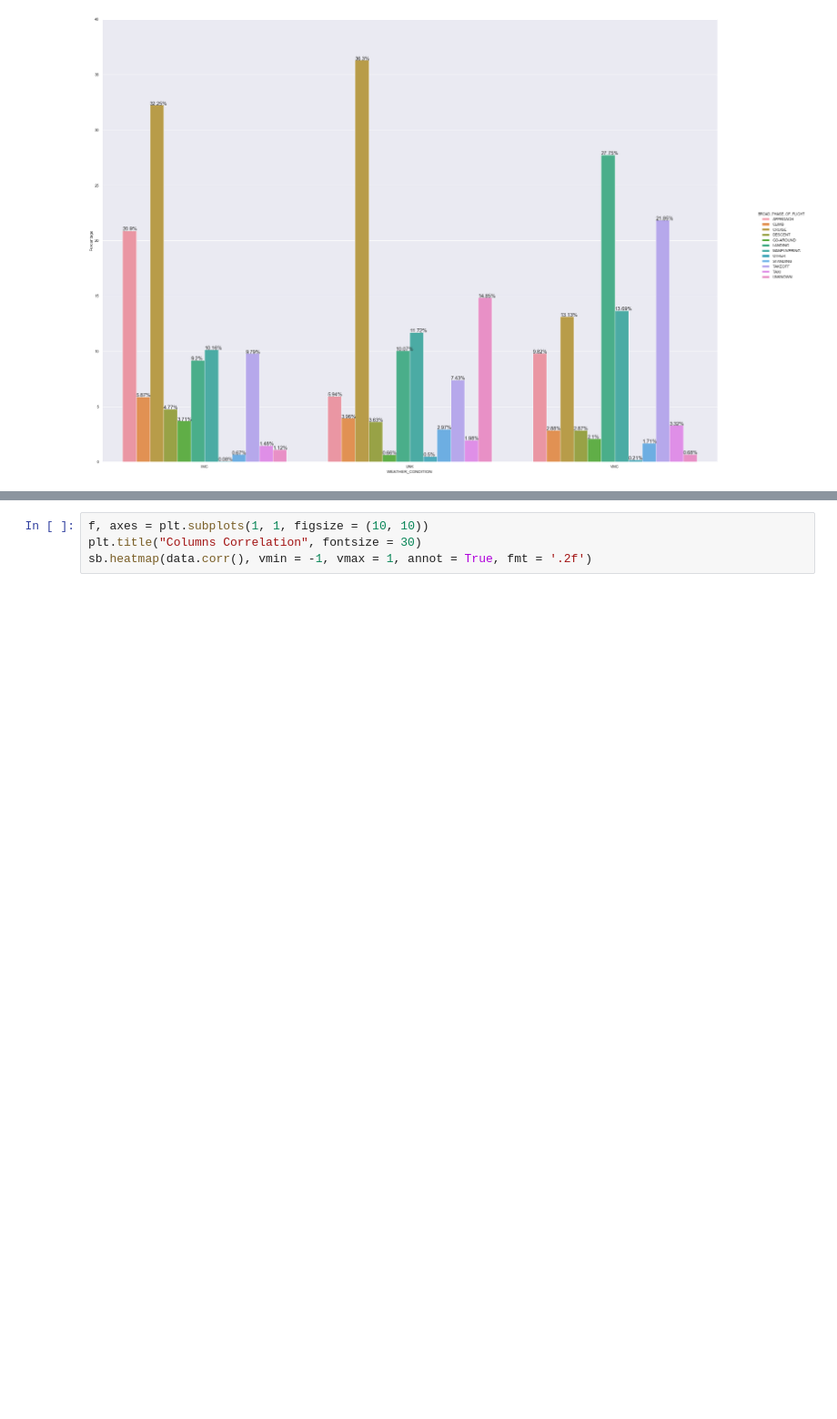
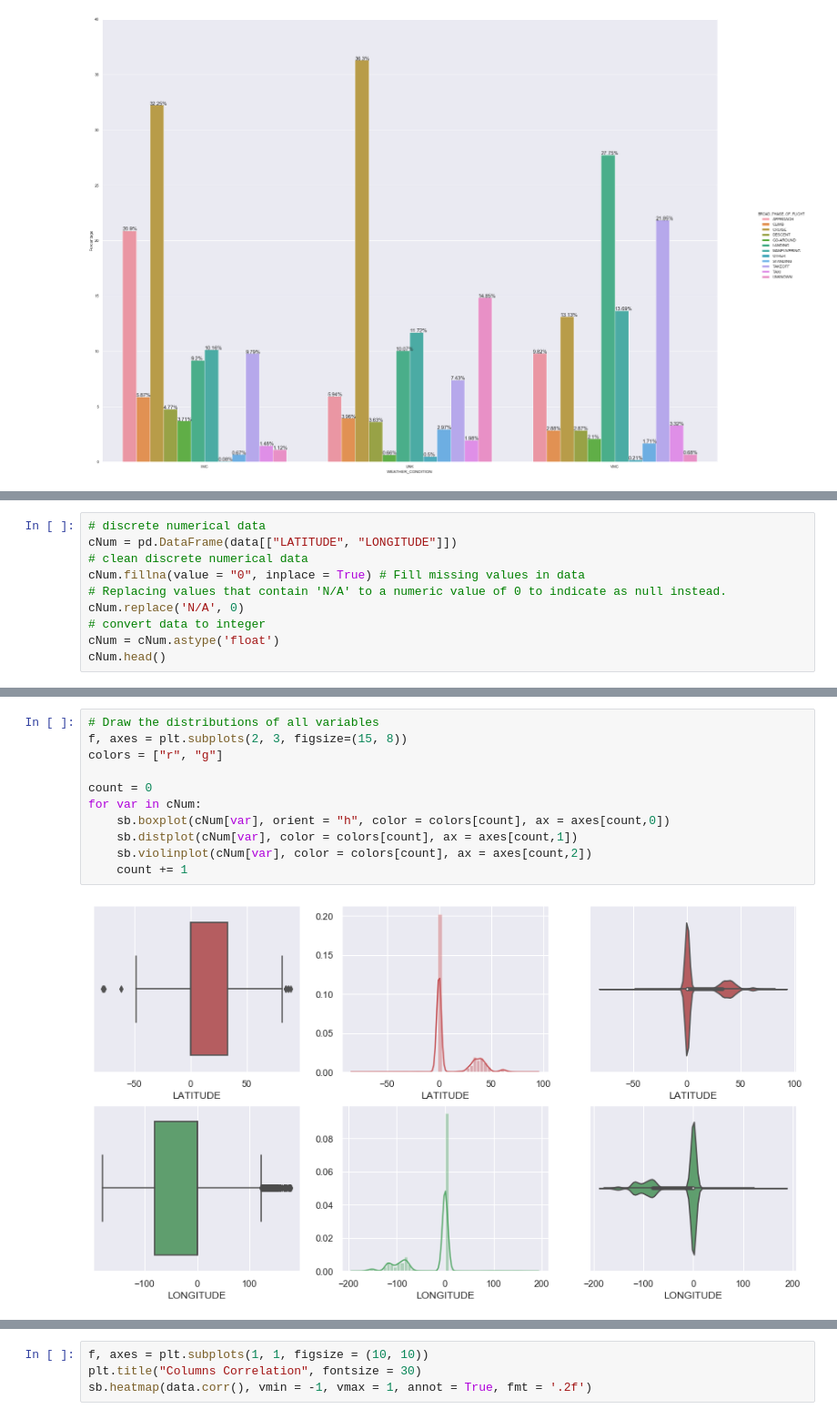
Before and after one commit to saobangmath/CZ1015---Miniproject, a Jupyter notebook: Miniproject.ipynb, the cells around one changed output, grey strips where cells are left out. Shown at 91% size. Saved outputs shown, nothing was run; the diff lists cells and outputs as text; blank space fills up the shorter version.

```diff
--- a/Miniproject.ipynb
+++ b/Miniproject.ipynb
@@ -204,0 +215,10 @@ for p in g.ax.patches:
+# %%
+# discrete numerical data
+cNum = pd.DataFrame(data[["LATITUDE", "LONGITUDE"]])
+# clean discrete numerical data
+cNum.fillna(value = "0", inplace = True) # Fill missing values in data
+# Replacing values that contain 'N/A' to a numeric value of 0 to indicate as null instead.
+cNum.replace('N/A', 0)
+# convert data to integer
+cNum = cNum.astype('float')
+cNum.head()
@@ -204,0 +232,13 @@ for p in g.ax.patches:
+# %%
+# Draw the distributions of all variables
+f, axes = plt.subplots(2, 3, figsize=(15, 8))
+colors = ["r", "g"]
+
+count = 0
+for var in cNum:
+    sb.boxplot(cNum[var], orient = "h", color = colors[count], ax = axes[count,0])
+    sb.distplot(cNum[var], color = colors[count], ax = axes[count,1])
+    sb.violinplot(cNum[var], color = colors[count], ax = axes[count,2])
+    count += 1
+# %% [output]
+[figure, added]
```
Also changed, not shown: parts of 15 cells of this notebook.
